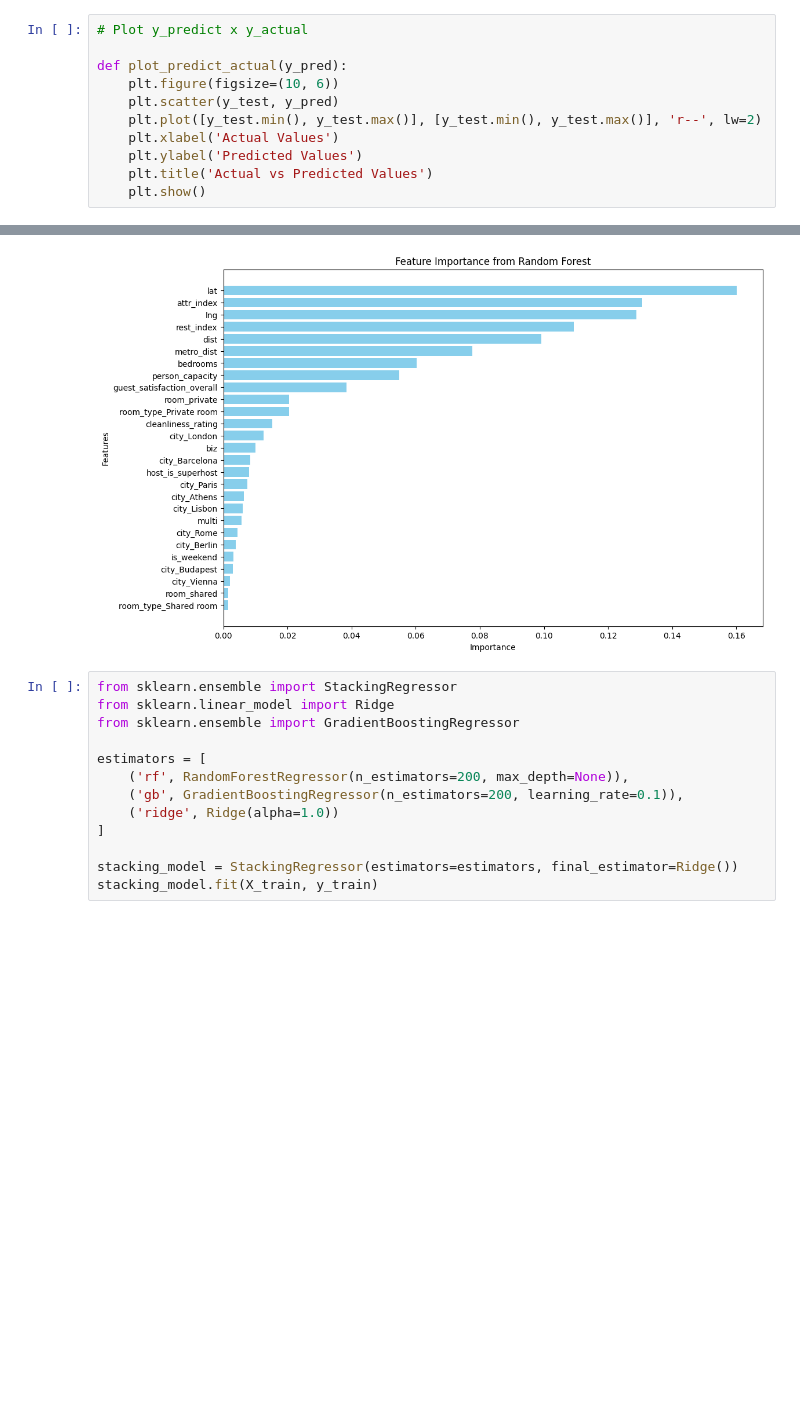
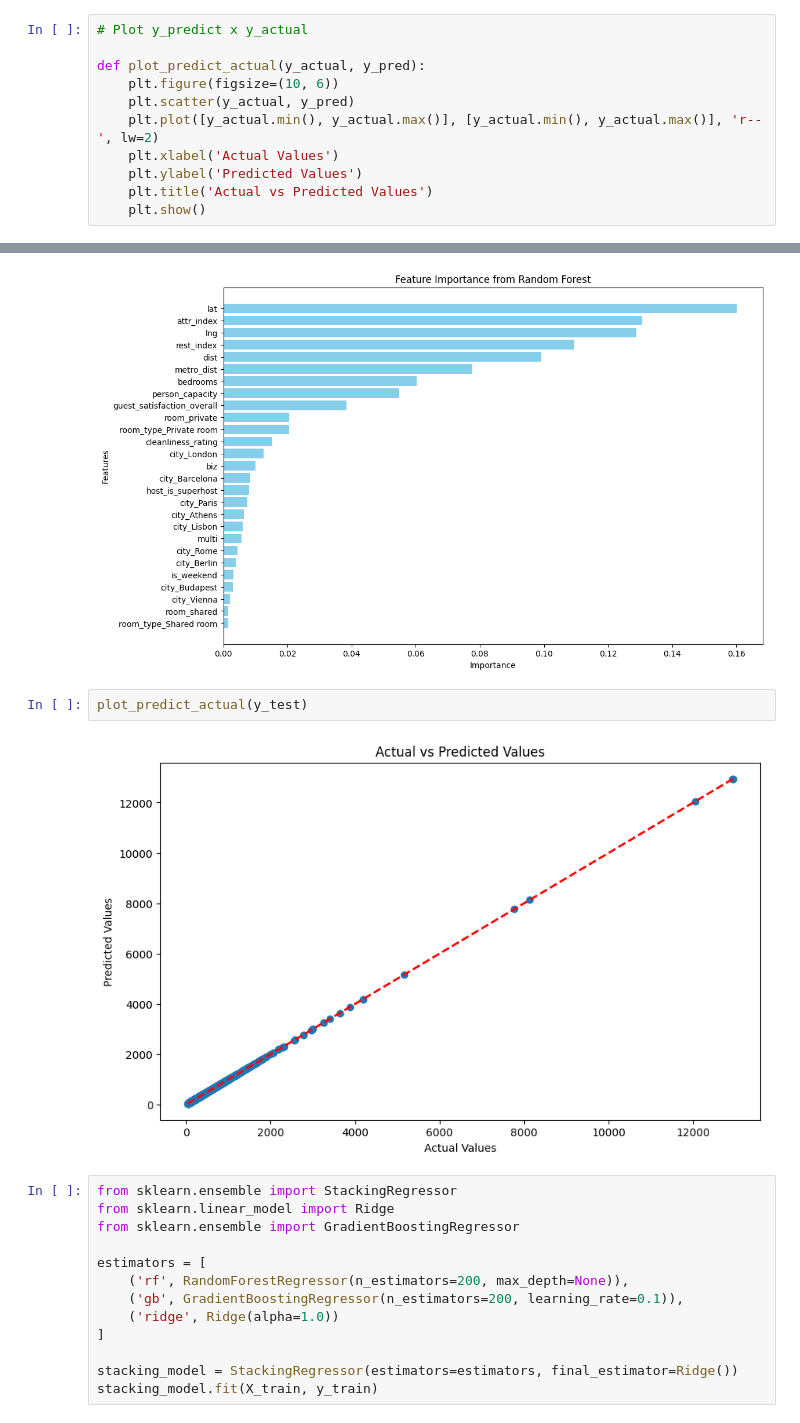
Before and after one commit to FiZufa/Final-Project-Rakamin, a Jupyter notebook: Notebooks/3_Modeling.ipynb, the cells around one changed output, grey strips where cells are left out. Saved outputs shown, nothing was run; the diff lists cells and outputs as text; blank space fills up the shorter version.

```diff
--- a/Notebooks/3_Modeling.ipynb
+++ b/Notebooks/3_Modeling.ipynb
@@ -53,10 +53,10 @@ from sklearn.metrics import mean_squared_error, r2_score
 # %%
 # Plot y_predict x y_actual
 
-def plot_predict_actual(y_pred):
+def plot_predict_actual(y_actual, y_pred):
     plt.figure(figsize=(10, 6))
-    plt.scatter(y_test, y_pred)
-    plt.plot([y_test.min(), y_test.max()], [y_test.min(), y_test.max()], 'r--', lw=2)
+    plt.scatter(y_actual, y_pred)
+    plt.plot([y_actual.min(), y_actual.max()], [y_actual.min(), y_actual.max()], 'r--', lw=2)
     plt.xlabel('Actual Values')
     plt.ylabel('Predicted Values')
     plt.title('Actual vs Predicted Values')
@@ -225,6 +185,10 @@ plt.title('Feature Importance from Random Forest')
 plt.show()
 # %% [output]
 [figure]
+# %%
+plot_predict_actual(y_test)
+# %% [output]
+[figure, added]
 # %%
 from sklearn.ensemble import StackingRegressor
 from sklearn.linear_model import Ridge
```
Also changed, not shown: parts of 9 cells of this notebook.
